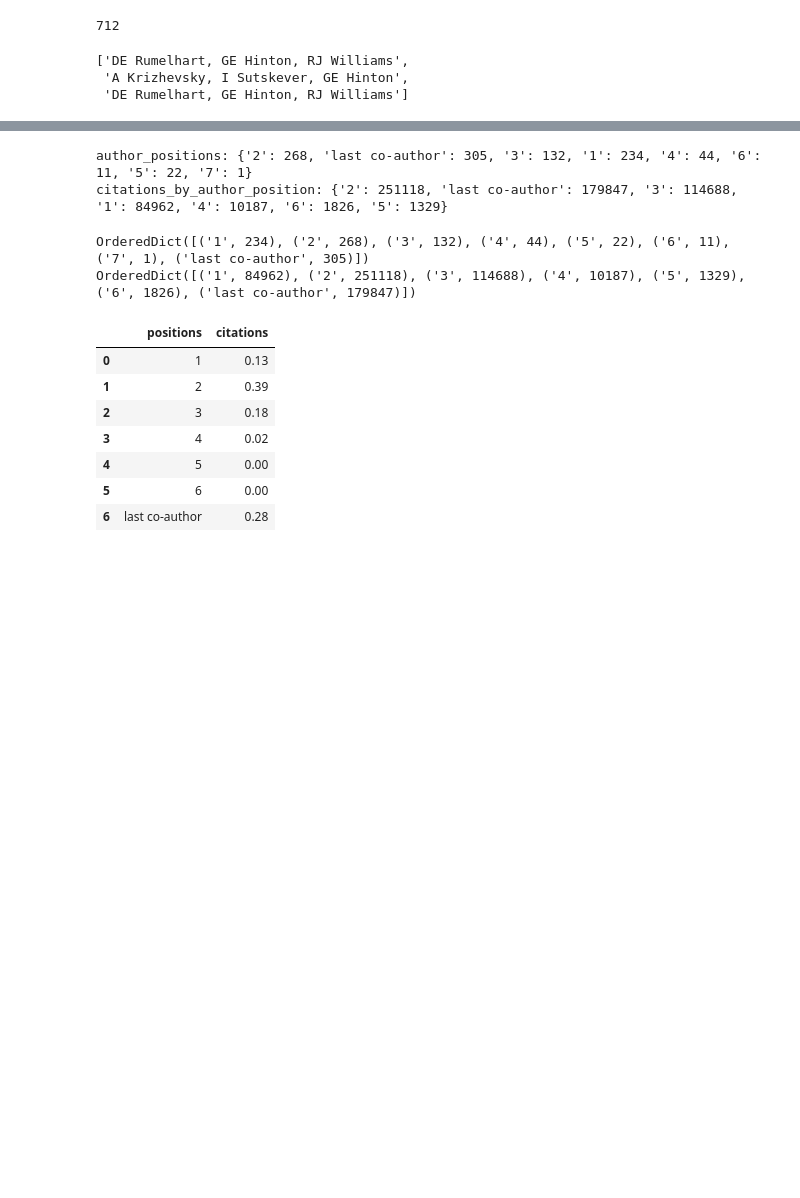
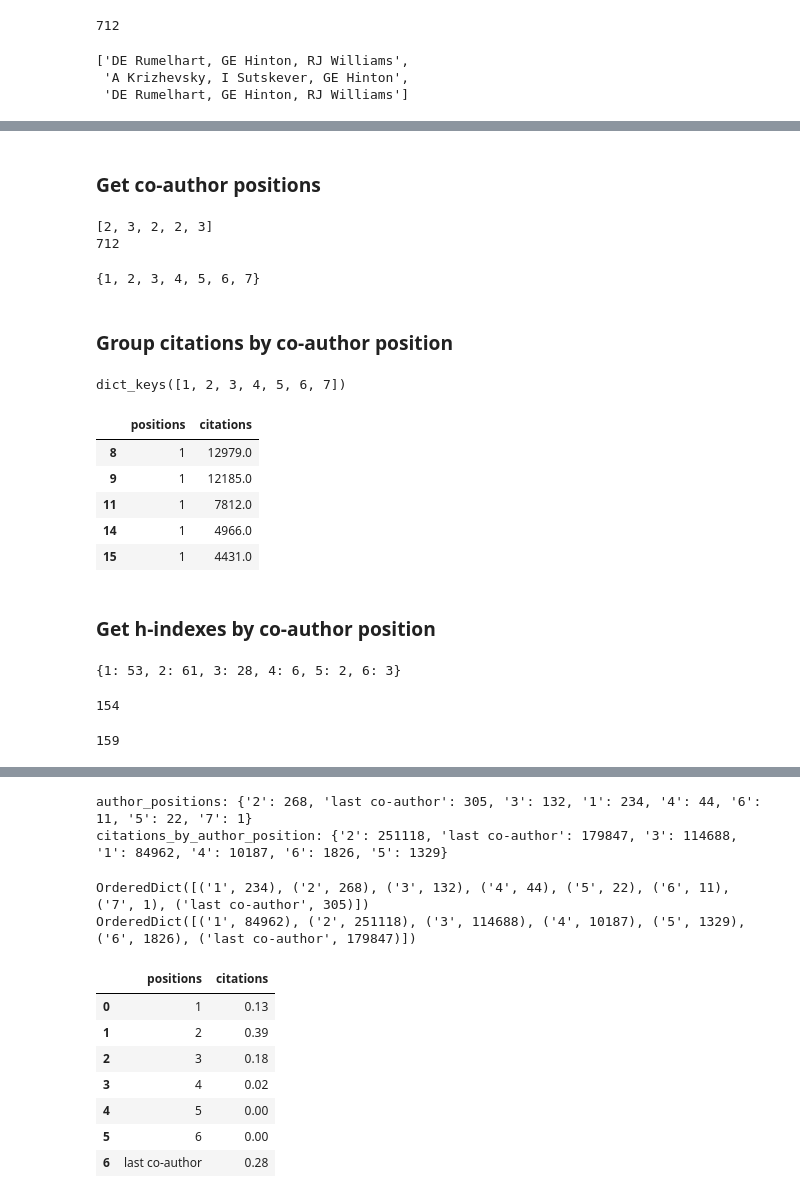
Before and after one commit to owenburton/scholar-stats, a Jupyter notebook: notebooks/scrape-author-positions.ipynb, the cells around one changed output, grey strips where cells are left out. Saved outputs shown, nothing was run; the diff lists cells and outputs as text; code cells hidden in the pictures; blank space fills up the shorter version.

Commit message:
got h-index by co-auth pos, formatted notebook more readable

```diff
--- a/notebooks/scrape-author-positions.ipynb
+++ b/notebooks/scrape-author-positions.ipynb
@@ -119,0 +140,43 @@ hindex_df.shape[0] - 1
+# %% [markdown]
+### Get co-author positions
+# %%
+author_lists = [names.split(', ') for names in authors]
+
+author_positions_lis = []
+
+for names in author_lists:
+    match = process.extractOne(author_name, names)[0]
+
+    for i, author in enumerate(names):
+        if author == match:
+            author_positions_lis.append(i+1)
+            break
+
+print(author_positions_lis[:5])
+print(len(author_positions_lis))
+# %% [output]
+[2, 3, 2, 2, 3]
+712
+# %%
+set(author_positions_lis)
+# %% [output]
+{1, 2, 3, 4, 5, 6, 7}
+# %% [markdown]
+### Group citations by co-author position
+# %%
+citations_positions_df = pd.DataFrame(list(zip(author_positions_lis, citations_lis)), columns =['positions', 'citations'])
+dfs = dict(tuple(citations_positions_df.groupby('positions')))
+dfs.keys()
+# %% [output]
+dict_keys([1, 2, 3, 4, 5, 6, 7])
+# %%
+dfs[1].head()
+# %% [output]
+|  | positions | citations |
+| 8 | 1 | 12979.0 |
+| 9 | 1 | 12185.0 |
+| 11 | 1 | 7812.0 |
+| 14 | 1 | 4966.0 |
+| 15 | 1 | 4431.0 |
+# %% [markdown]
+### Get h-indexes by co-author position
@@ -119,0 +199,19 @@ hindex_df.shape[0] - 1
+# %%
+# excluding co-author position w/ h-index of zero
+hindexes_d
+# %% [output]
+{1: 53, 2: 61, 3: 28, 4: 6, 5: 2, 6: 3}
+# %%
+sum(hindexes_d.values()) + 1
+# %% [output]
+154
+# %%
+# Regular h-index (same as Google's)
+temp_df = citations_positions_df
+temp_df.sort_values('citations')
+temp_df.index += 1
+temp_df = temp_df.reset_index()
+temp_df = temp_df.query('citations >= index')
+temp_df.shape[0] - 1
+# %% [output]
+159
```
Also changed, not shown: parts of 22 cells of this notebook, 2 other files.
